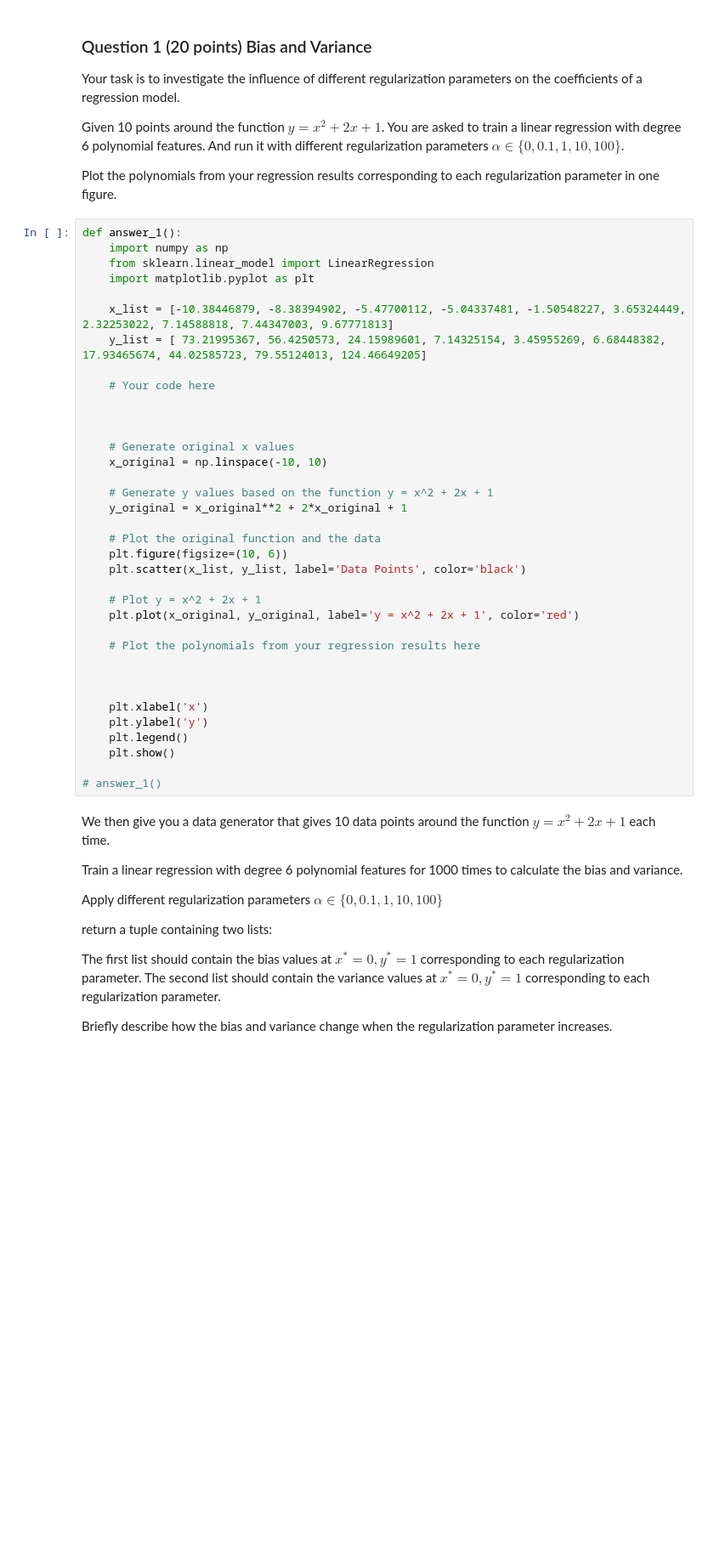
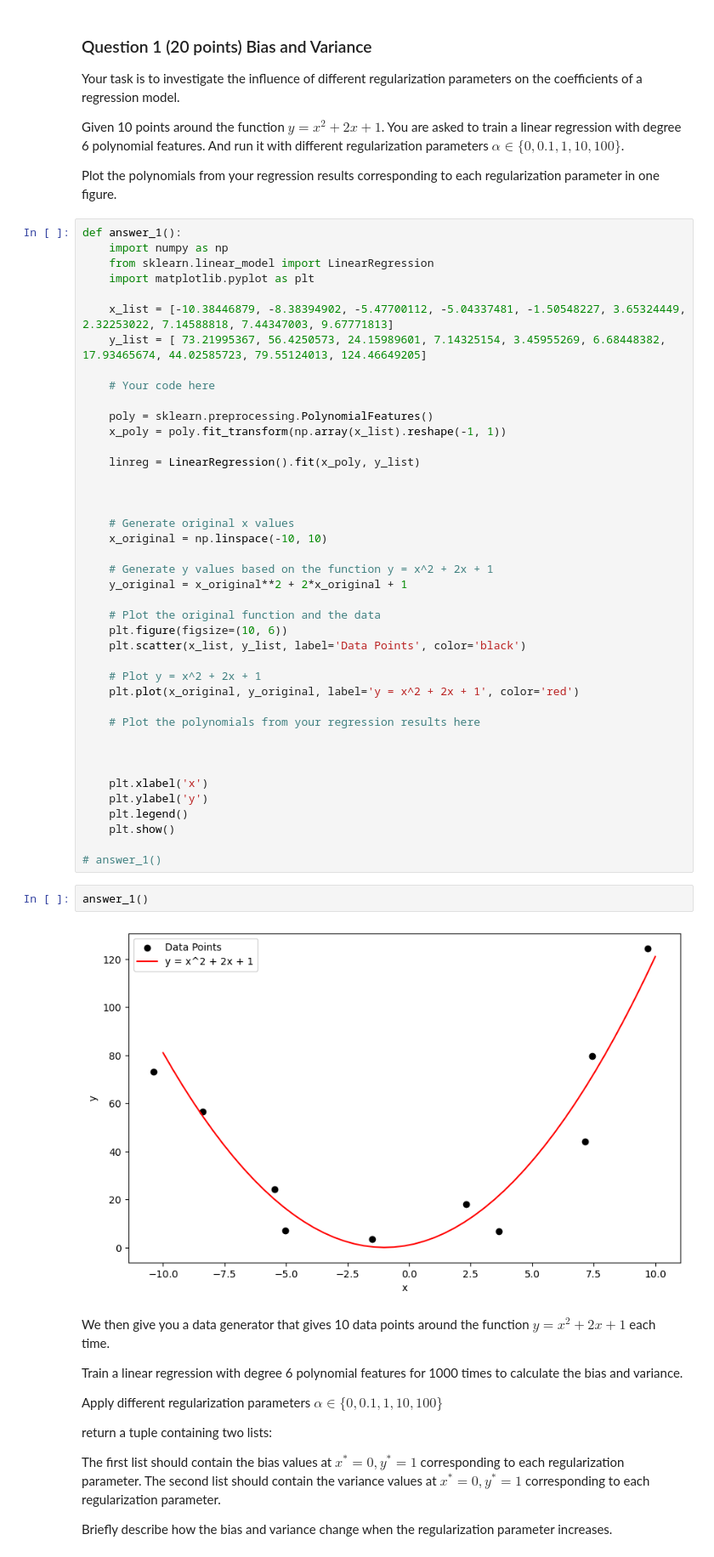
Before and after one commit to haleyej/SI_670_HW_3, a Jupyter notebook: si670f23_hw_3_haleyej.ipynb, the cells around one changed output. Shown at 85% size. Cells and saved outputs as stored; diff of their text form; blank space fills up the shorter version.

```diff
--- a/si670f23_hw_3_haleyej.ipynb
+++ b/si670f23_hw_3_haleyej.ipynb
@@ -29,6 +31,11 @@ def answer_1():
     y_list = [ 73.21995367, 56.4250573, 24.15989601, 7.14325154, 3.45955269, 6.68448382, 17.93465674, 44.02585723, 79.55124013, 124.46649205]
 
     # Your code here
+
+    poly = sklearn.preprocessing.PolynomialFeatures()
+    x_poly = poly.fit_transform(np.array(x_list).reshape(-1, 1))
+
+    linreg = LinearRegression().fit(x_poly, y_list)
 
 
 
@@ -55,6 +62,10 @@ def answer_1():
     plt.show()
 
 # answer_1()
+# %%
+answer_1()
+# %% [output]
+[figure, added]
 # %% [markdown]
 We then give you a data generator that gives 10 data points around the function $y = x^2 + 2x + 1$ each time.
 
```
Also changed, not shown: parts of 5 cells of this notebook.
